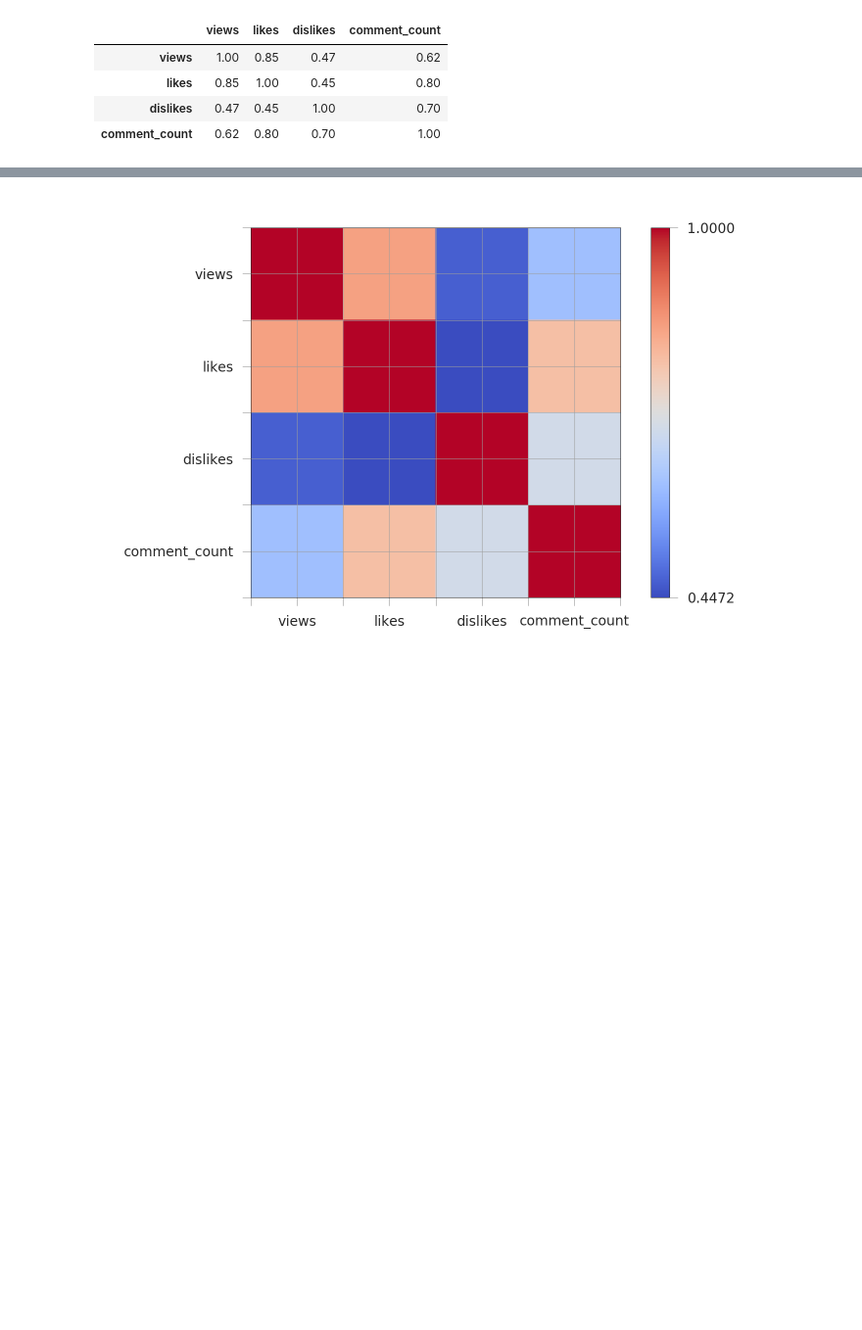
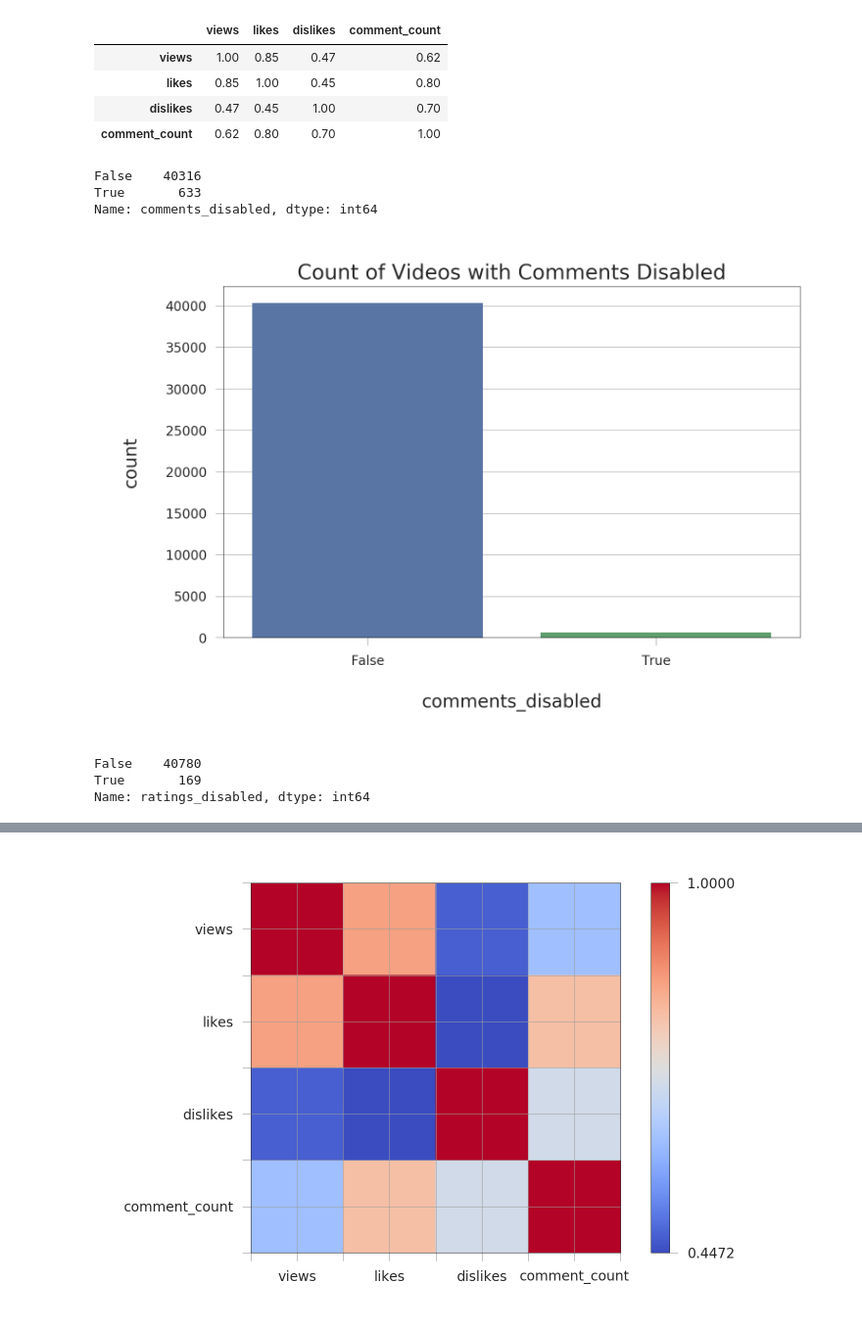
Before and after one commit to AbhinavShank/Youtube-Trending, a Jupyter notebook: YTAnalysis_USA.ipynb, the cells around one changed output, grey strips where cells are left out. Shown at 98% size. Saved outputs shown, nothing was run; the diff lists cells and outputs as text; code cells hidden in the pictures; blank space fills up the shorter version.

```diff
--- a/YTAnalysis_USA.ipynb
+++ b/YTAnalysis_USA.ipynb
@@ -284,3 +284,20 @@ corr_matrix
 | likes | 0.85 | 1.00 | 0.45 | 0.80 |
 | dislikes | 0.47 | 0.45 | 1.00 | 0.70 |
 | comment_count | 0.62 | 0.80 | 0.70 | 1.00 |
+# %%
+df['comments_disabled'].value_counts()
+# %% [output]
+False    40316
+True       633
+Name: comments_disabled, dtype: int64
+# %%
+p1 = sns.countplot(x='comments_disabled', data=df)
+p1.set_title("Count of Videos with Comments Disabled", fontsize=16);
+# %% [output]
+[figure, added]
+# %%
+df['ratings_disabled'].value_counts()
+# %% [output]
+False    40780
+True       169
+Name: ratings_disabled, dtype: int64
```
Also changed, not shown: parts of 5 cells of this notebook.
